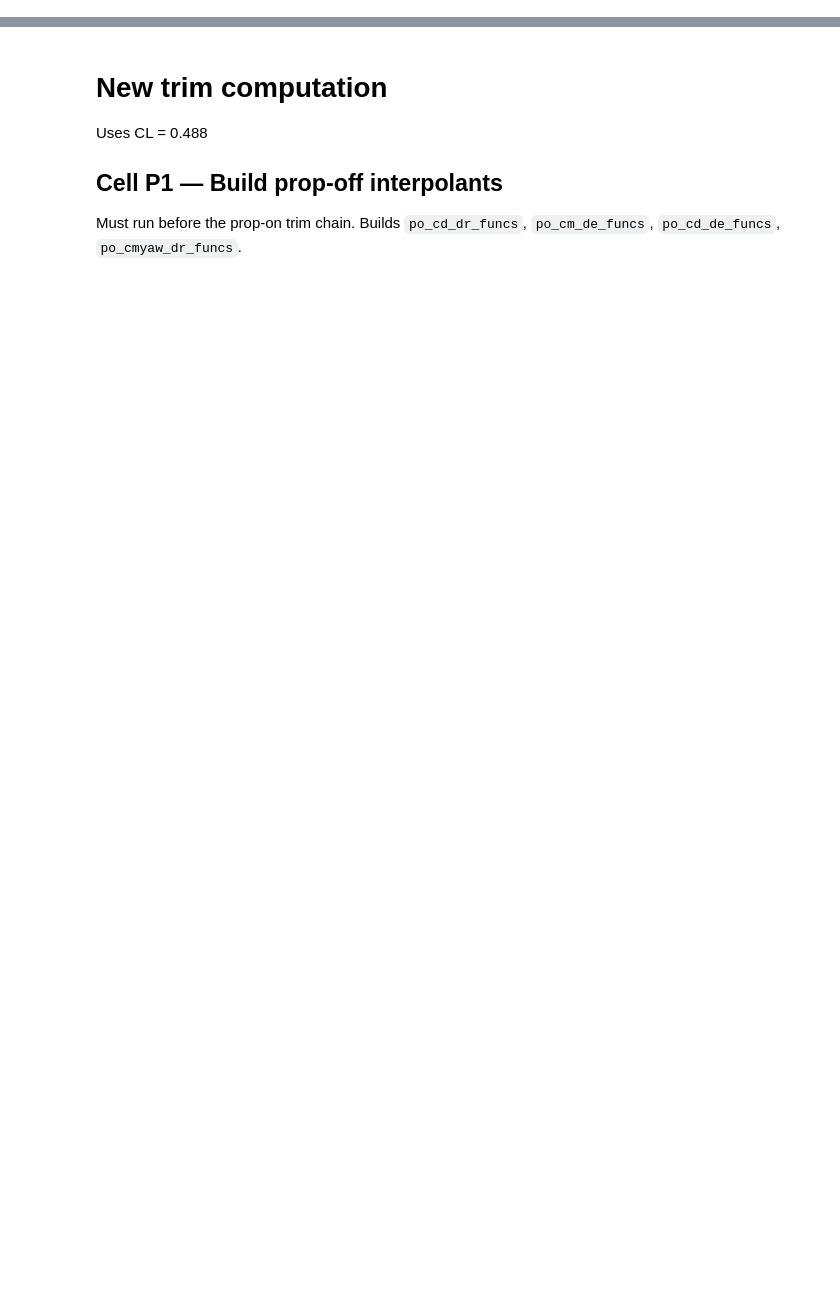
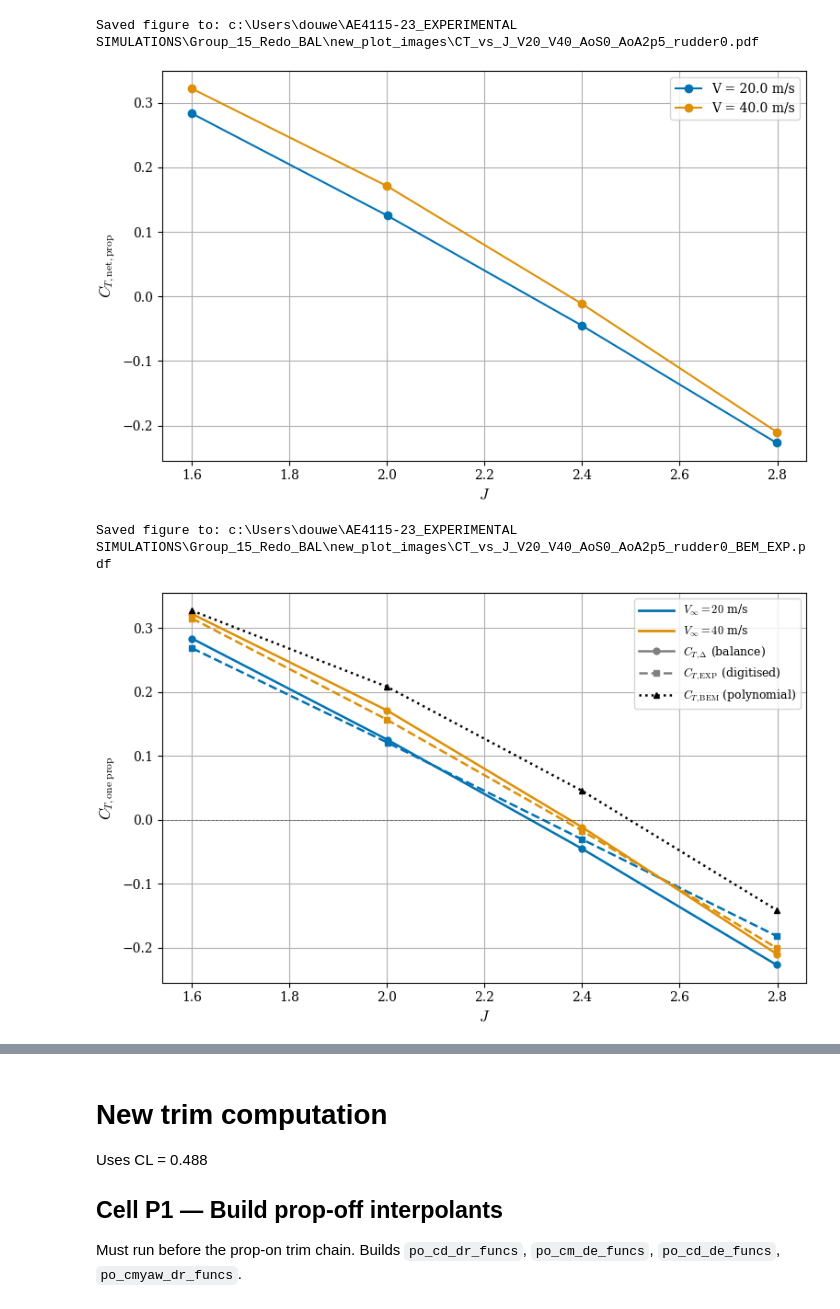
Before and after one commit to DCdeJong2002/Group_15_Redo_BAL, a Jupyter notebook: data_plotter_FINAL.ipynb, the cells around one changed output, grey strips where cells are left out. Cells and saved outputs as stored; diff of their text form; code cells hidden in the pictures; blank space fills up the shorter version.

```diff
--- a/data_plotter_FINAL.ipynb
+++ b/data_plotter_FINAL.ipynb
@@ -1220,13 +1326,16 @@ df_filtered = df[
     (df["dR"] == 0)
 ]
 
+
+J_column = "J" #"J"
+
 # ── Plot 1: original — CT_one_prop_delta vs J ─────────────────────────────────
 fig, ax = plt.subplots(figsize=(8, 5))
 
 for v_val, group in df_filtered.groupby("V_round"):
     group_sorted = group.sort_values("J_round")
     ax.plot(
-        group_sorted["J_round"],
+        group_sorted[J_column],
         group_sorted["CT_one_prop_delta"],
         marker="o",
         linestyle="-",
@@ -1258,51 +1367,48 @@ for v_val, group in df_filtered.groupby("V_round"):
     group_sorted = group.sort_values("J_round")
     c = v_colors[v_val]
     for col, (ls, mk, _) in v_sources.items():
+        x = group_sorted[J_column] if col == "CT_one_prop_delta" else group_sorted["J"]
         ax.plot(
-            group_sorted["J_round"],
+            x,
             group_sorted[col].to_numpy(dtype=float),
-            color=c,
-            linestyle=ls,
-            linewidth=1.8,
-            marker=mk,
-            markersize=5,
+            color=c, linestyle=ls, linewidth=1.8, marker=mk, markersize=5,
         )
 
-# BEM drawn once in black — purely a function of J, independent of V
 bem_group = df_filtered[df_filtered["V_round"] == 40].sort_values("J_round")
 ax.plot(
-    bem_group["J_round"],
+    bem_group["J"],                    # ← uncorrected J for BEM
     bem_group["CT_one_prop_BEM"].to_numpy(dtype=float),
-    color="k",
-    linestyle=":",
-    linewidth=1.8,
-    marker="^",
-    markersize=5,
+    color="k", linestyle=":", linewidth=1.8, marker="^", markersize=5,
 )
 
 # Legend: colour proxies for V, style+marker proxies for source
 for v_val, c in v_colors.items():
     ax.plot([], [], color=c, lw=2, label=fr"$V_\infty = {v_val}$ m/s")
 for col, (ls, mk, label) in v_sources.items():
     ax.plot([], [], color="grey", ls=ls, marker=mk, markersize=5, lw=1.8, label=label)
 ax.plot([], [], color="k", ls=":", marker="^", markersize=5, lw=1.8,
         label=r"$C_{T,\mathrm{BEM}}$ (polynomial)")
 
 ax.axhline(0, color="k", lw=0.6, ls="--", alpha=0.4)
 ax.set_xlabel(r"$J$")
 ax.set_ylabel(r"$C_{T,\mathrm{one\ prop}}$")
 if SHOW_TITLE:
     ax.set_title(
         r"$C_T$ per prop vs $J$: balance $\Delta$, EXP and BEM"
         "\n"
         r"($\delta_r = 0°$, AoS = 0°, $\alpha = 2.5°$)"
     )
 ax.legend(fontsize=9, handlelength=3)
 ax.grid(True)
 
 plt.tight_layout()
 savefig(fig, "CT_vs_J_V20_V40_AoS0_AoA2p5_rudder0_BEM_EXP")
 plt.show()
+# %% [output]
+Saved figure to: c:\Users\douwe\AE4115-23_EXPERIMENTAL SIMULATIONS\Group_15_Redo_BAL\new_plot_images\CT_vs_J_V20_V40_AoS0_AoA2p5_rudder0.pdf
+[figure, added]
+Saved figure to: c:\Users\douwe\AE4115-23_EXPERIMENTAL SIMULATIONS\Group_15_Redo_BAL\new_plot_images\CT_vs_J_V20_V40_AoS0_AoA2p5_rudder0_BEM_EXP.pdf
+[figure, added]
 # %%
 df_filtered = df[
     (df["V_round"] == 40) &
```
Also changed, not shown: parts of 32 cells of this notebook, 4 other files.
